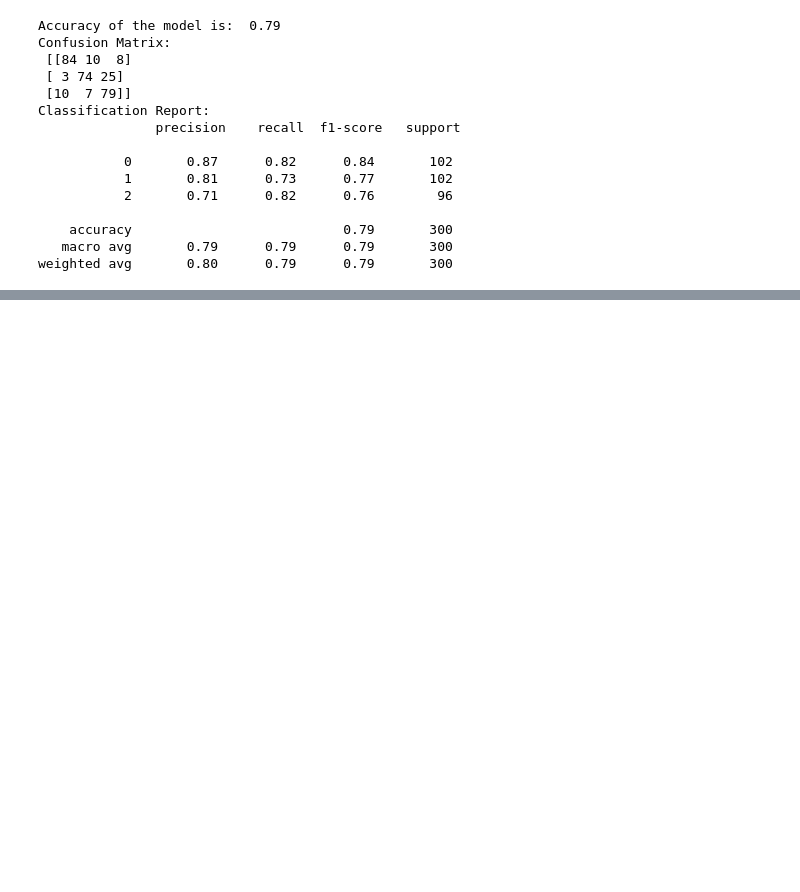
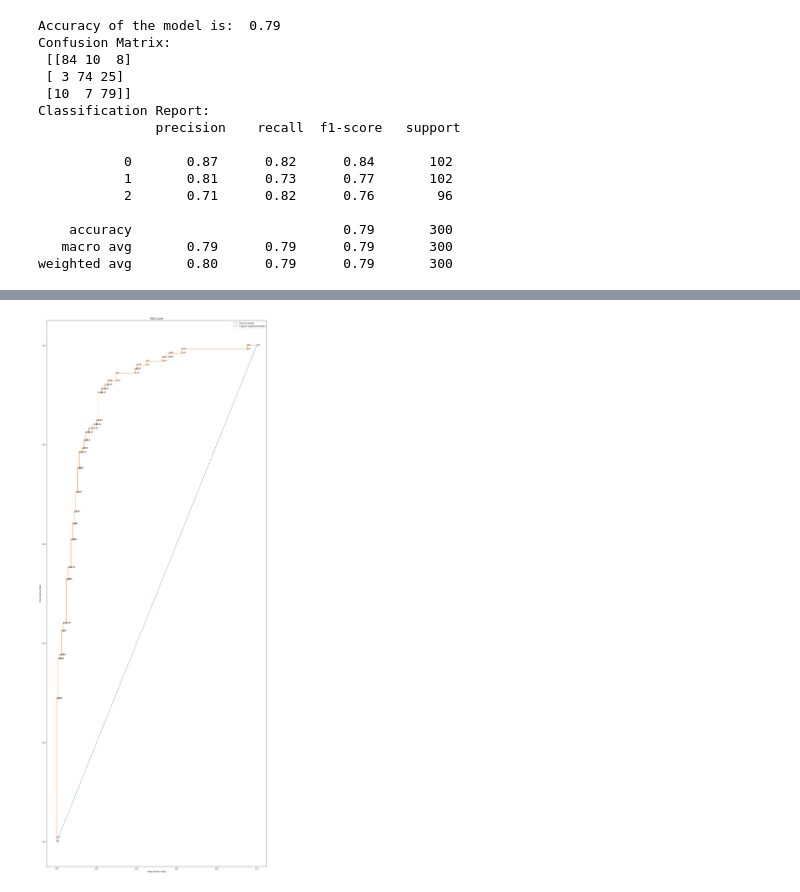
Before and after one commit to mukulvyas/Machine-Learning, a Jupyter notebook: Logistic Regression/LogisticRegression.ipynb, the cells around one changed output, grey strips where cells are left out. Cells and saved outputs as stored; diff of their text form; code cells hidden in the pictures; blank space fills up the shorter version.

```diff
--- a/Logistic Regression/LogisticRegression.ipynb
+++ b/Logistic Regression/LogisticRegression.ipynb
@@ -218,0 +452,18 @@ weighted avg       0.80      0.79      0.79       300
+# %%
+# plot the roc curve for the model with thresholds
+fig = plt.figure(figsize=(20,50))
+ax = fig.add_subplot(111)
+ax.plot(dummy_fpr, dummy_tpr, linestyle='--', label='Dummy Model')
+ax.plot(model_fpr, model_tpr, marker='.', label='Logistic Regression Model')
+for xyz in zip(model_fpr, model_tpr, thresholds):
+    ax.annotate('%s' % np.round(xyz[2],2), xy = (xyz[0],xyz[1]))
+# axis labels
+plt.xlabel('False Positive Rate')
+plt.ylabel('True Positive Rate')
+#show the legend
+plt.legend()
+# show the plot
+plt.title('ROC Curve')
+plt.show()
+# %% [output]
+[figure, added]
```
Also changed, not shown: parts of 33 cells of this notebook.
